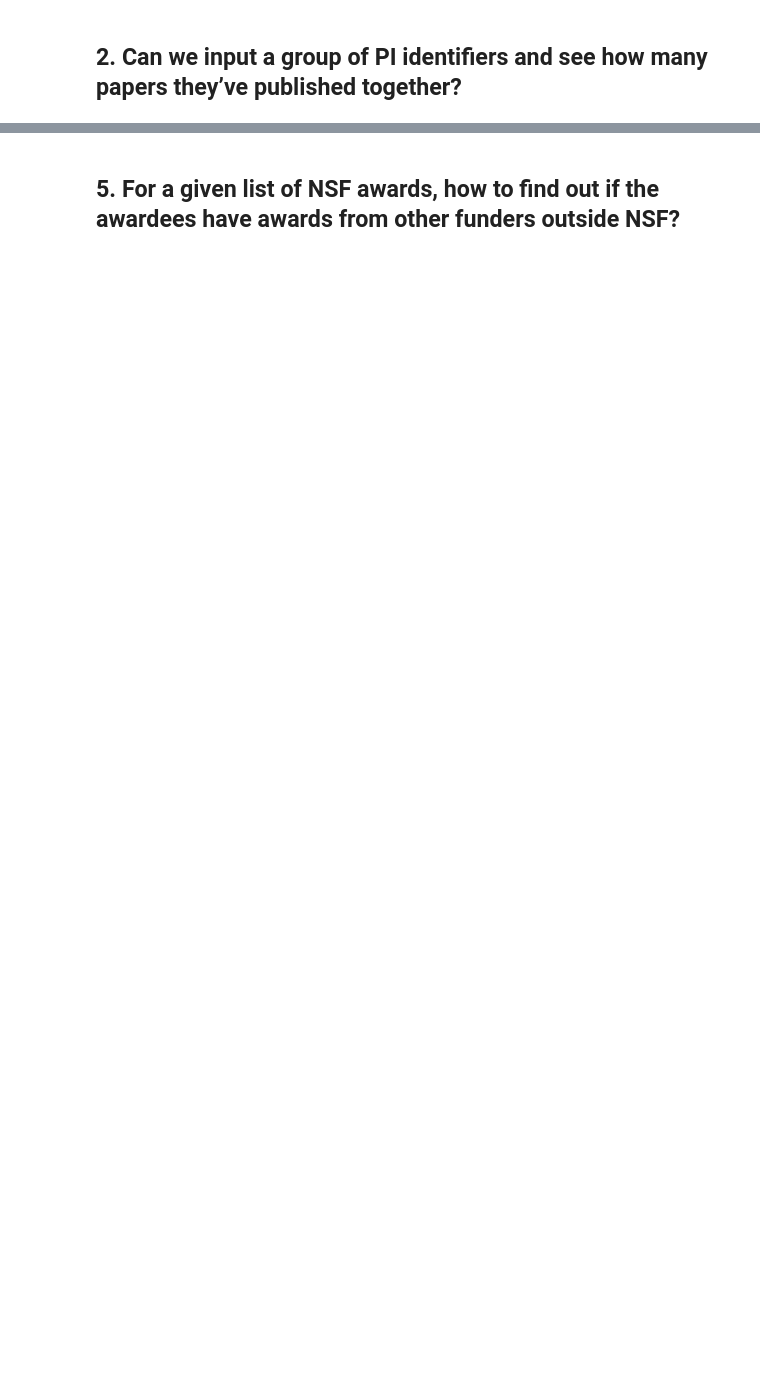
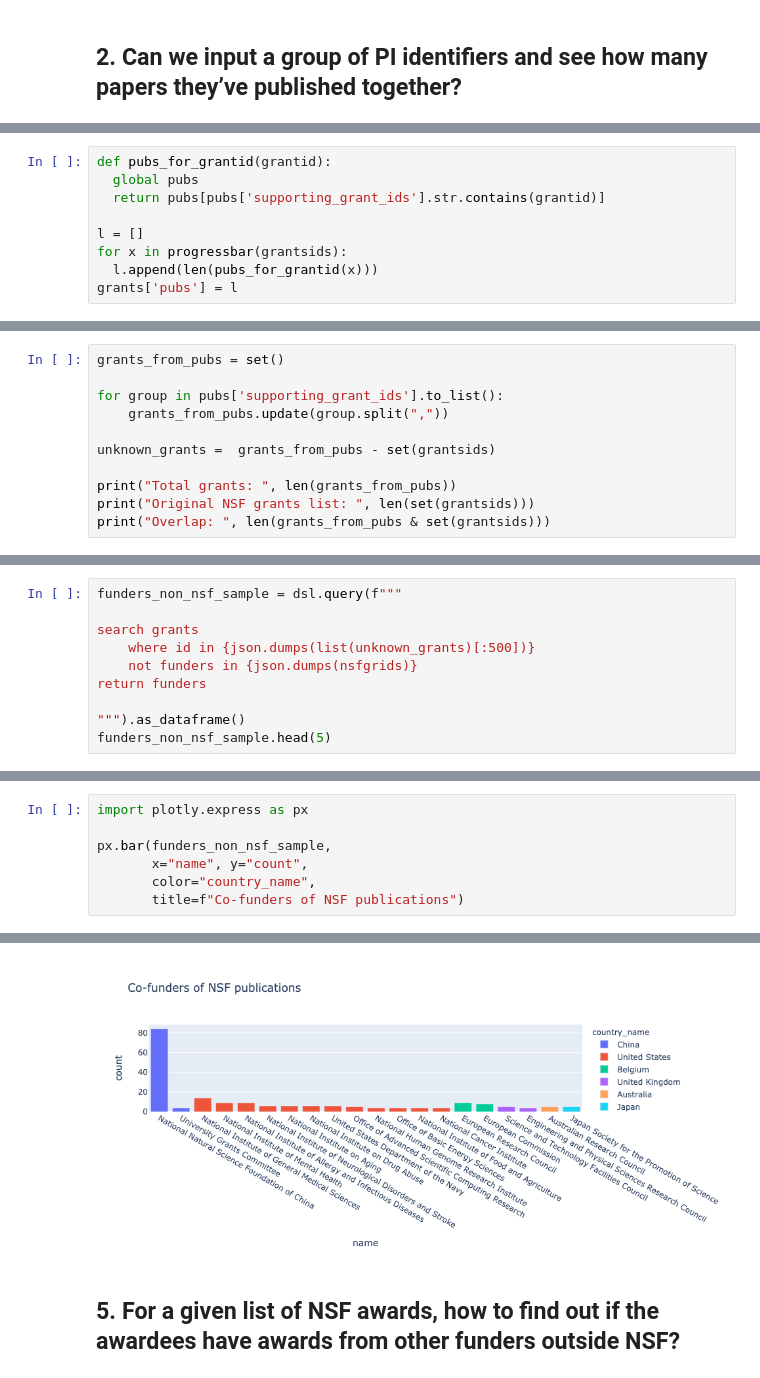
Before and after one commit to digital-science/dimensions-api-lab, a Jupyter notebook: archive/2021-04-NSF-Training/2021-04-NSF-Part-2.ipynb, the cells around one changed output, grey strips where cells are left out. Drawn from its saved outputs; the diff is of its cells as text; blank space fills up the shorter version.

```diff
--- a/archive/2021-04-NSF-Training/2021-04-NSF-Part-2.ipynb
+++ b/archive/2021-04-NSF-Training/2021-04-NSF-Part-2.ipynb
@@ -64,0 +335,9 @@ Method: dsl.ini file
+# %%
+def pubs_for_grantid(grantid):
+  global pubs
+  return pubs[pubs['supporting_grant_ids'].str.contains(grantid)]
+
+l = []
+for x in progressbar(grantsids):
+  l.append(len(pubs_for_grantid(x)))
+grants['pubs'] = l
@@ -68,0 +372,11 @@ as one of the funders, and from there query both sets of grant ids, and then see
+# %%
+grants_from_pubs = set()
+
+for group in pubs['supporting_grant_ids'].to_list():
+    grants_from_pubs.update(group.split(","))
+
+unknown_grants =  grants_from_pubs - set(grantsids)
+
+print("Total grants: ", len(grants_from_pubs))
+print("Original NSF grants list: ", len(set(grantsids)))
+print("Overlap: ", len(grants_from_pubs & set(grantsids)))
@@ -68,0 +391,10 @@ as one of the funders, and from there query both sets of grant ids, and then see
+# %%
+funders_non_nsf_sample = dsl.query(f"""
+
+search grants
+    where id in {json.dumps(list(unknown_grants)[:500])}
+    not funders in {json.dumps(nsfgrids)}
+return funders
+
+""").as_dataframe()
+funders_non_nsf_sample.head(5)
@@ -68,0 +410,8 @@ as one of the funders, and from there query both sets of grant ids, and then see
+# %%
+import plotly.express as px
+
+px.bar(funders_non_nsf_sample,
+       x="name", y="count",
+       color="country_name",
+       title=f"Co-funders of NSF publications")
+# %% [output]
@@ -69,2 +419,3 @@ as one of the funders, and from there query both sets of grant ids, and then see
+[figure, added]
 # %% [markdown]
 ## 5. For a given list of NSF awards, how to find out if the awardees have awards from other funders outside NSF?
```
Also changed, not shown: parts of 39 cells of this notebook.
